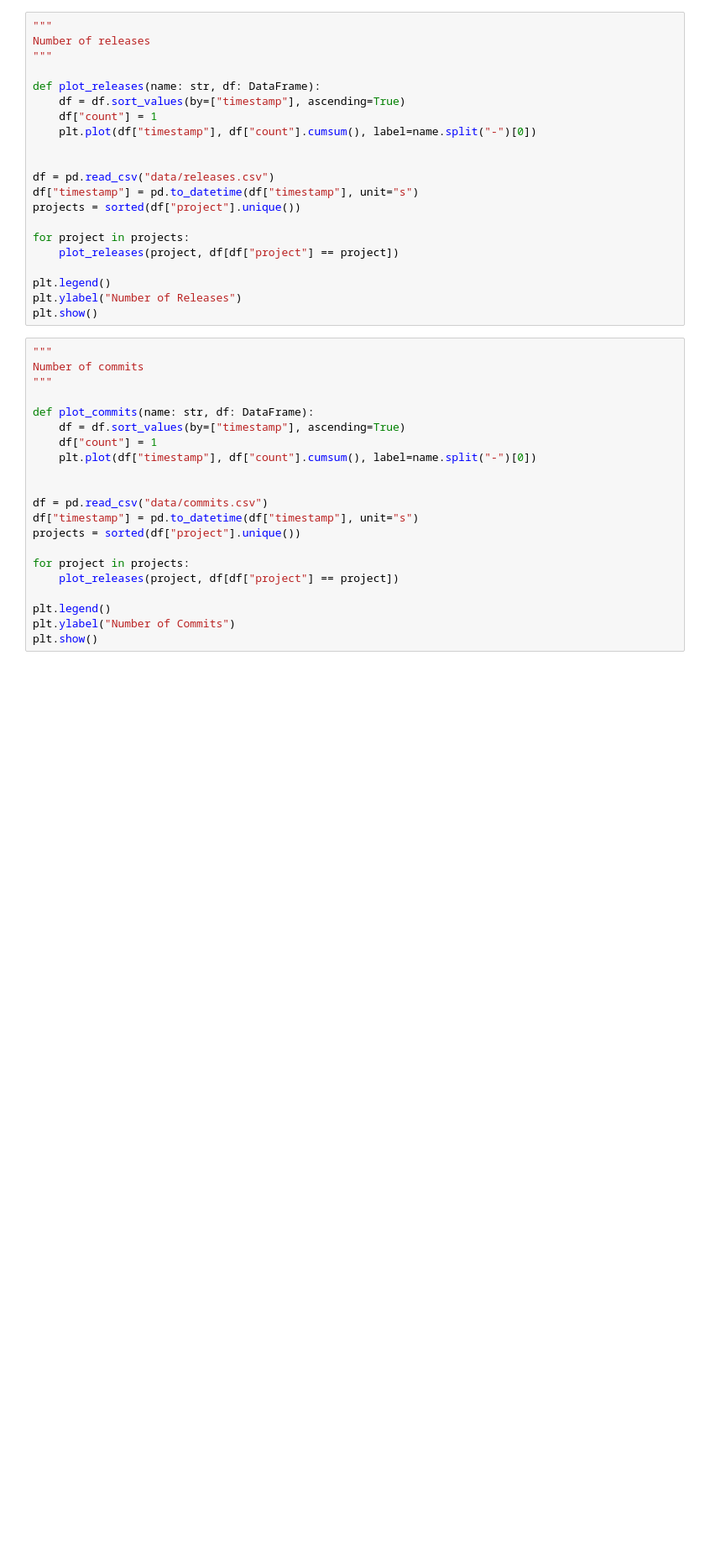
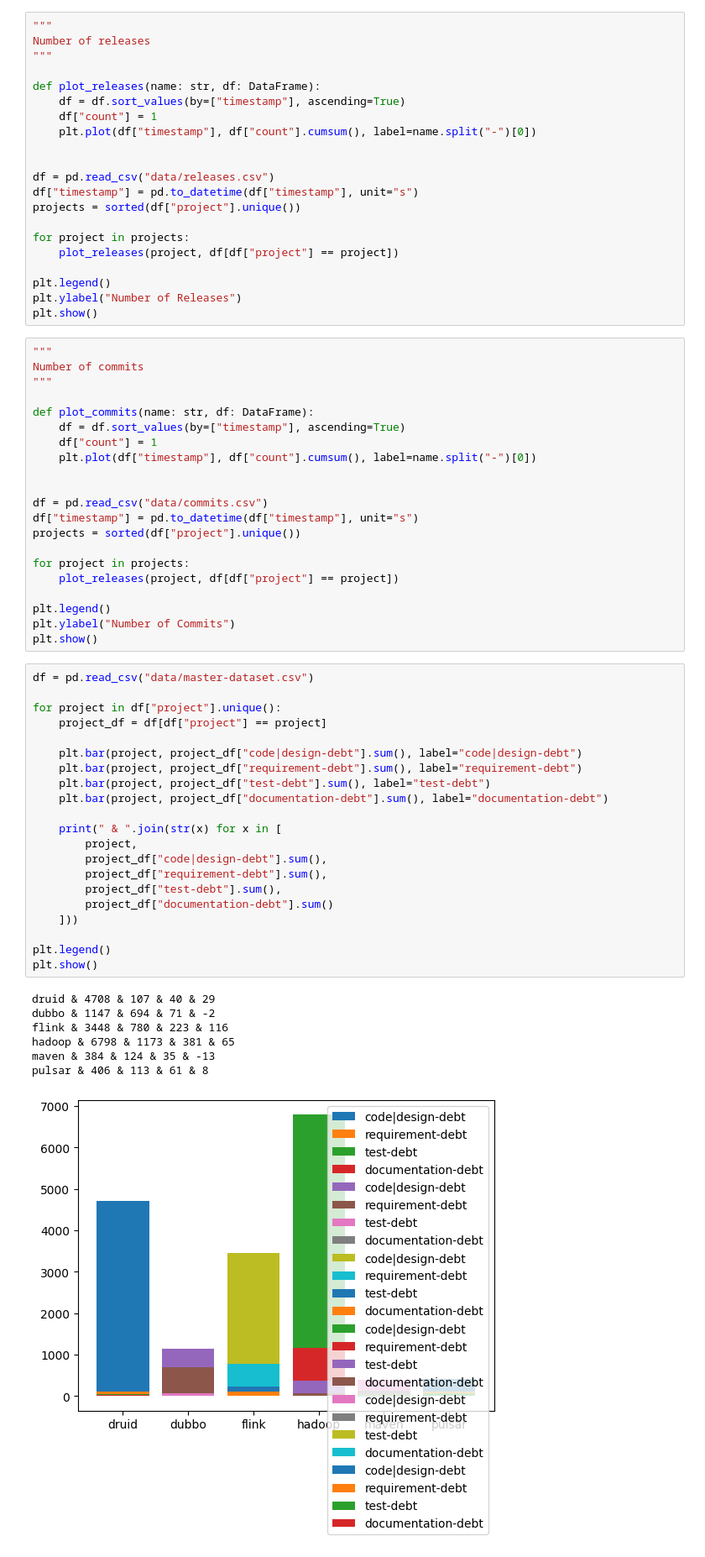
Before and after one commit to patricklindner/satd_finder, a Jupyter notebook: description.ipynb, the cells around one changed output. Shown: that part at 84% size. Saved outputs shown, nothing was run; the diff lists cells and outputs as text; blank space fills up the shorter version.

```diff
--- a/description.ipynb
+++ b/description.ipynb
@@ -96,3 +96,32 @@ for project in projects:
 plt.legend()
 plt.ylabel("Number of Commits")
 plt.show()
+# %%
+df = pd.read_csv("data/master-dataset.csv")
+
+for project in df["project"].unique():
+    project_df = df[df["project"] == project]
+
+    plt.bar(project, project_df["code|design-debt"].sum(), label="code|design-debt")
+    plt.bar(project, project_df["requirement-debt"].sum(), label="requirement-debt")
+    plt.bar(project, project_df["test-debt"].sum(), label="test-debt")
+    plt.bar(project, project_df["documentation-debt"].sum(), label="documentation-debt")
+
+    print(" & ".join(str(x) for x in [
+        project,
+        project_df["code|design-debt"].sum(),
+        project_df["requirement-debt"].sum(),
+        project_df["test-debt"].sum(),
+        project_df["documentation-debt"].sum()
+    ]))
+
+plt.legend()
+plt.show()
+# %% [output]
+druid & 4708 & 107 & 40 & 29
+dubbo & 1147 & 694 & 71 & -2
+flink & 3448 & 780 & 223 & 116
+hadoop & 6798 & 1173 & 381 & 65
+maven & 384 & 124 & 35 & -13
+pulsar & 406 & 113 & 61 & 8
+[figure, added]
```
